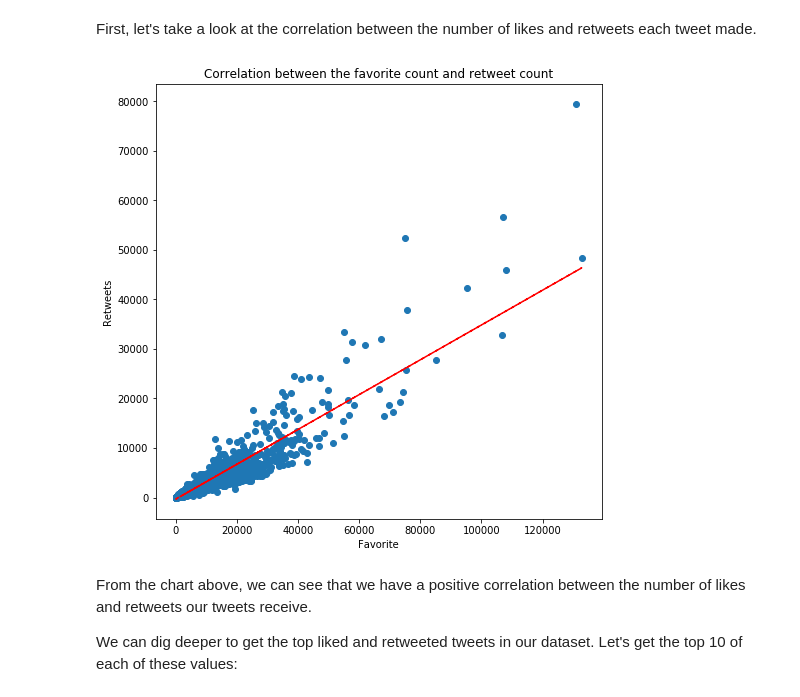
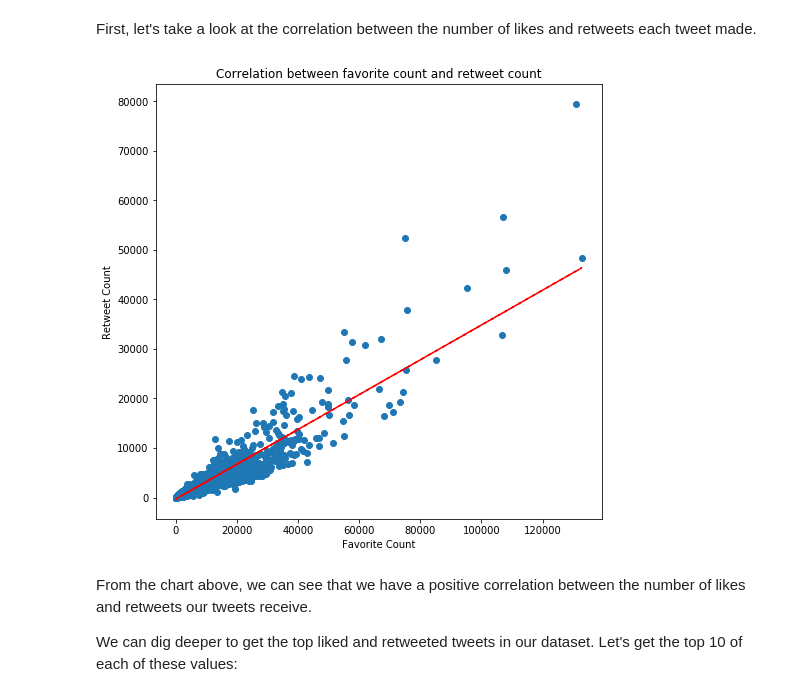
Before and after one commit to qusay-elewy/wrangle-and-analyze-data, a Jupyter notebook: wrangle_act.ipynb, the cells around one changed output. Cells and saved outputs as stored; diff of their text form; code cells hidden in the pictures.

```diff
--- a/wrangle_act.ipynb
+++ b/wrangle_act.ipynb
@@ -857,19 +857,19 @@ First, let's take a look at the correlation between the number of likes and retw
 # %%
 # Configure plot
 fig = plt.figure(figsize=(8, 8))
 plt.scatter(archive_clean_df.favorite_count, archive_clean_df.retweet_count)
-plt.title("Correlation between the favorite count and retweet count")
-plt.xlabel("Favorite")
-plt.ylabel("Retweets")
+plt.title("Correlation between favorite count and retweet count")
+plt.xlabel("Favorite Count")
+plt.ylabel("Retweet Count")
 
 #Configure trendline
 z = np.polyfit(archive_clean_df.favorite_count, archive_clean_df.retweet_count, 1)
 p = np.poly1d(z)
 plt.plot(archive_clean_df.favorite_count,p(archive_clean_df.favorite_count),"r--")
 
 plt.show();
 # %% [output]
-[figure, old version]
+[figure, new version]
 # %% [markdown]
 From the chart above, we can see that we have a positive correlation between the number of likes and retweets our tweets receive.
 
```
Also changed, not shown: parts of 7 cells of this notebook, 1 other file.
